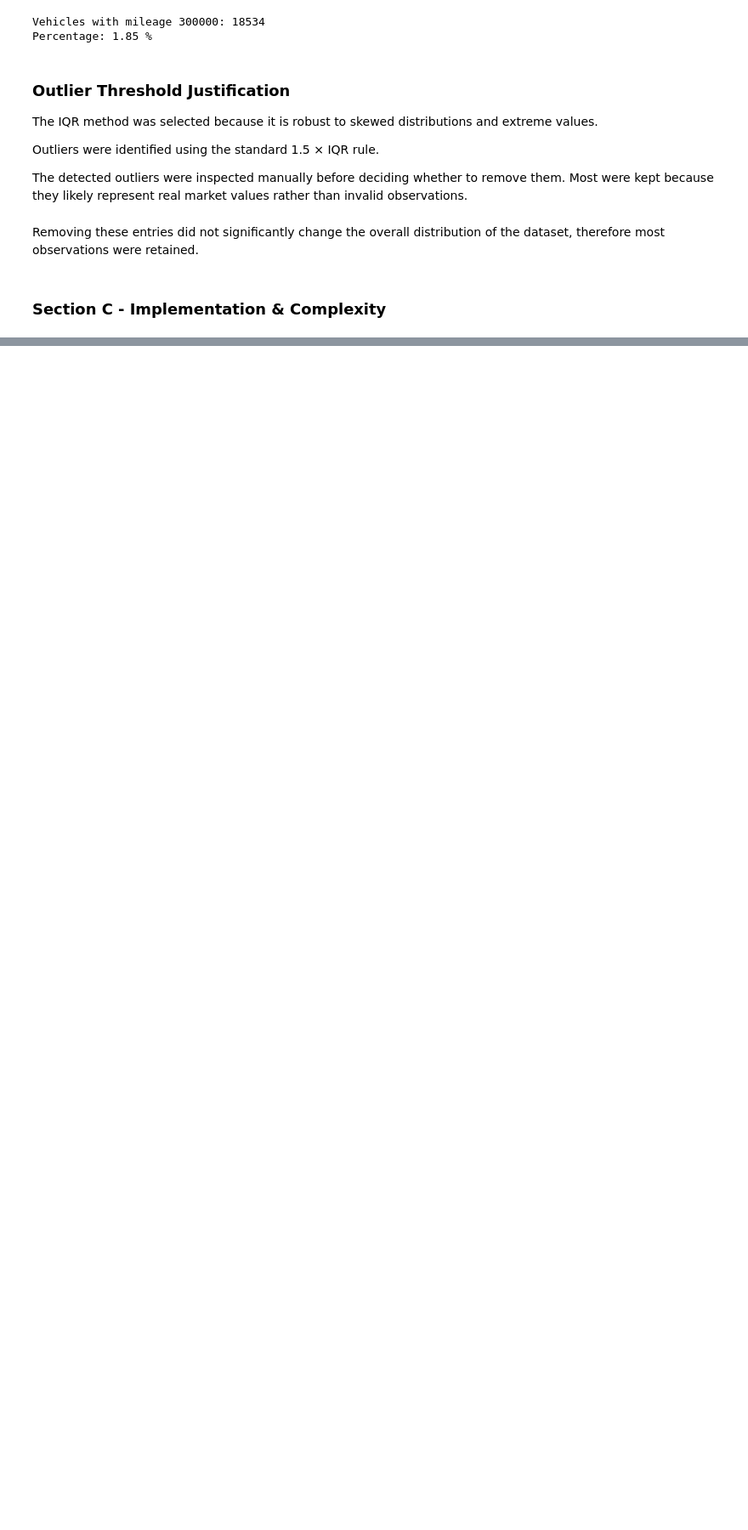
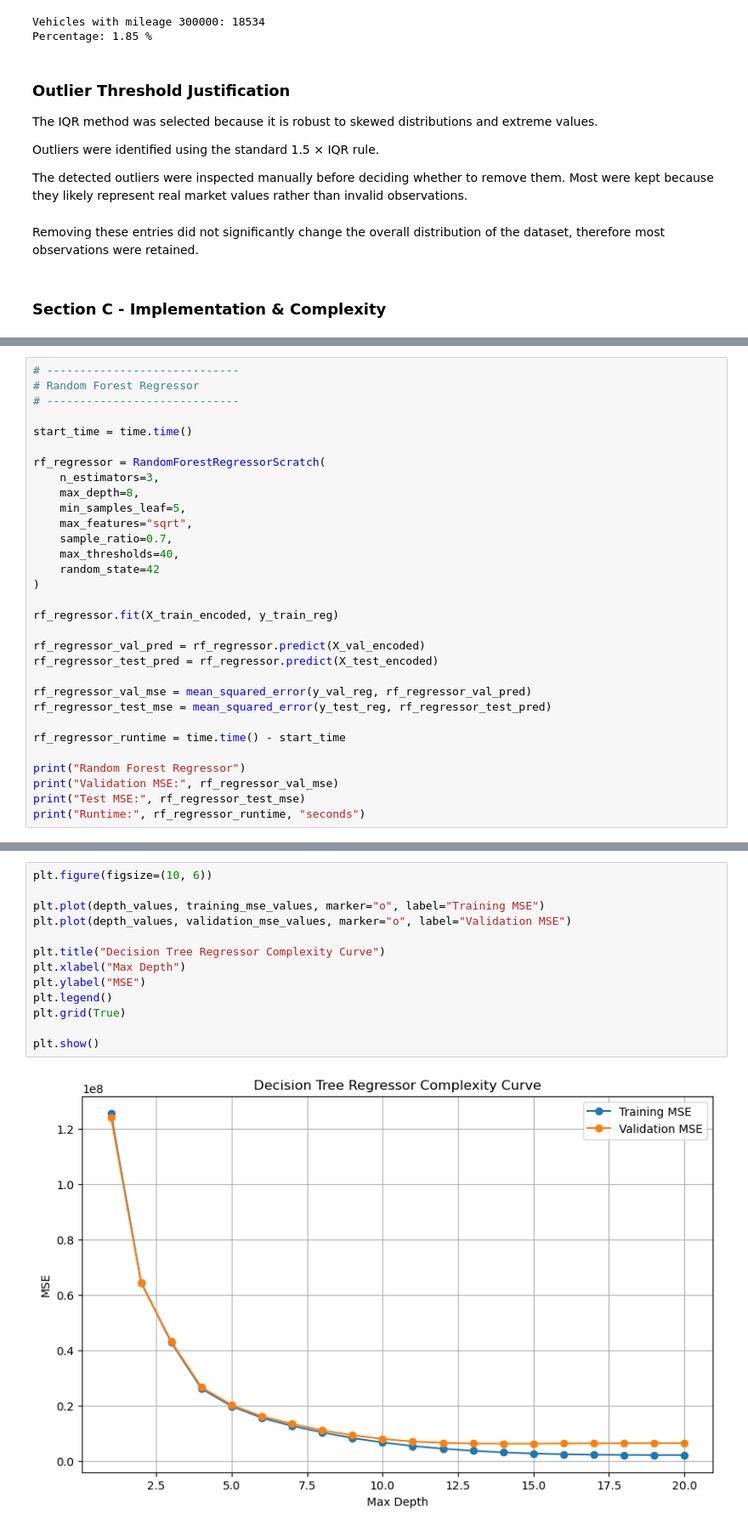
Before and after one commit to malak-re3/MACHINE-LEARNING-EX1, a Jupyter notebook: assignment1 (2).ipynb, the cells around one changed output, grey strips where cells are left out. Shown at 85% size. Saved outputs shown, nothing was run; the diff lists cells and outputs as text; blank space fills up the shorter version.

```diff
--- a/assignment1 (2).ipynb
+++ b/assignment1 (2).ipynb
@@ -948,0 +1142,31 @@ NameError: name 'DecisionTreeScratch' is not defined
+# %%
+# -----------------------------
+# Random Forest Regressor
+# -----------------------------
+
+start_time = time.time()
+
+rf_regressor = RandomForestRegressorScratch(
+    n_estimators=3,
+    max_depth=8,
+    min_samples_leaf=5,
+    max_features="sqrt",
+    sample_ratio=0.7,
+    max_thresholds=40,
+    random_state=42
+)
+
+rf_regressor.fit(X_train_encoded, y_train_reg)
+
+rf_regressor_val_pred = rf_regressor.predict(X_val_encoded)
+rf_regressor_test_pred = rf_regressor.predict(X_test_encoded)
+
+rf_regressor_val_mse = mean_squared_error(y_val_reg, rf_regressor_val_pred)
+rf_regressor_test_mse = mean_squared_error(y_test_reg, rf_regressor_test_pred)
+
+rf_regressor_runtime = time.time() - start_time
+
+print("Random Forest Regressor")
+print("Validation MSE:", rf_regressor_val_mse)
+print("Test MSE:", rf_regressor_test_mse)
+print("Runtime:", rf_regressor_runtime, "seconds")
@@ -948,0 +1247,15 @@ NameError: name 'DecisionTreeScratch' is not defined
+# %%
+plt.figure(figsize=(10, 6))
+
+plt.plot(depth_values, training_mse_values, marker="o", label="Training MSE")
+plt.plot(depth_values, validation_mse_values, marker="o", label="Validation MSE")
+
+plt.title("Decision Tree Regressor Complexity Curve")
+plt.xlabel("Max Depth")
+plt.ylabel("MSE")
+plt.legend()
+plt.grid(True)
+
+plt.show()
+# %% [output]
+[figure, added]
```
Also changed, not shown: parts of 22 cells of this notebook.
